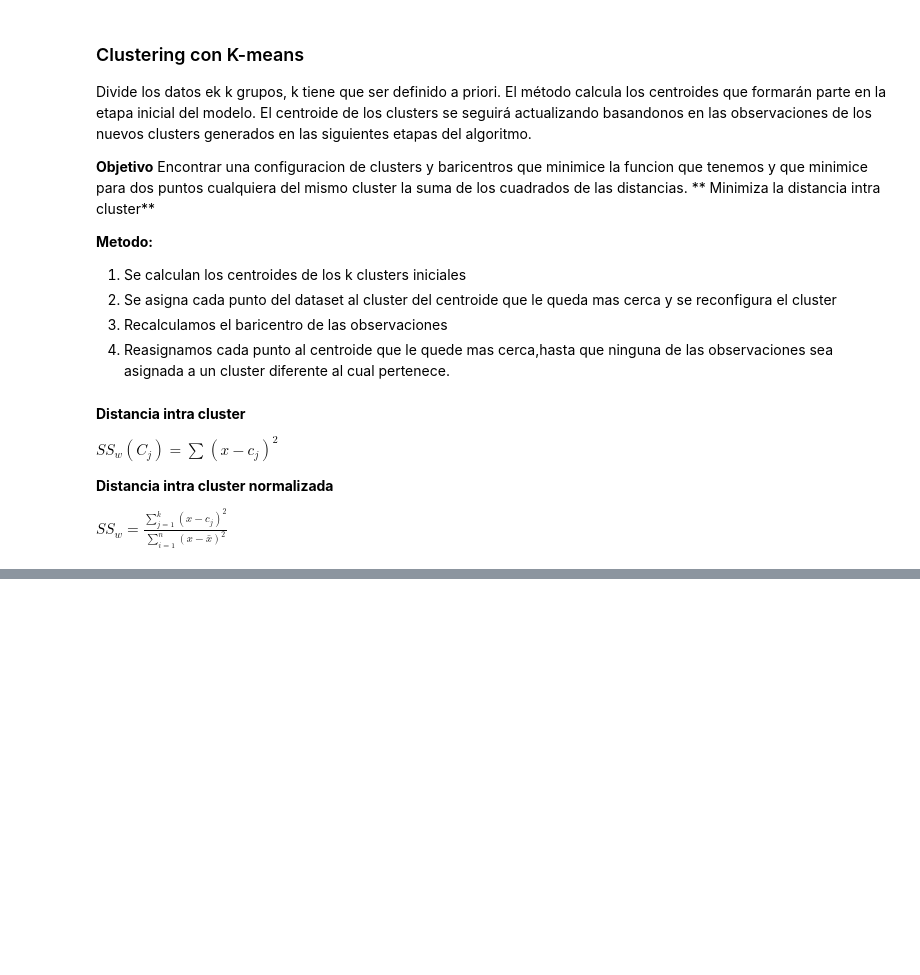
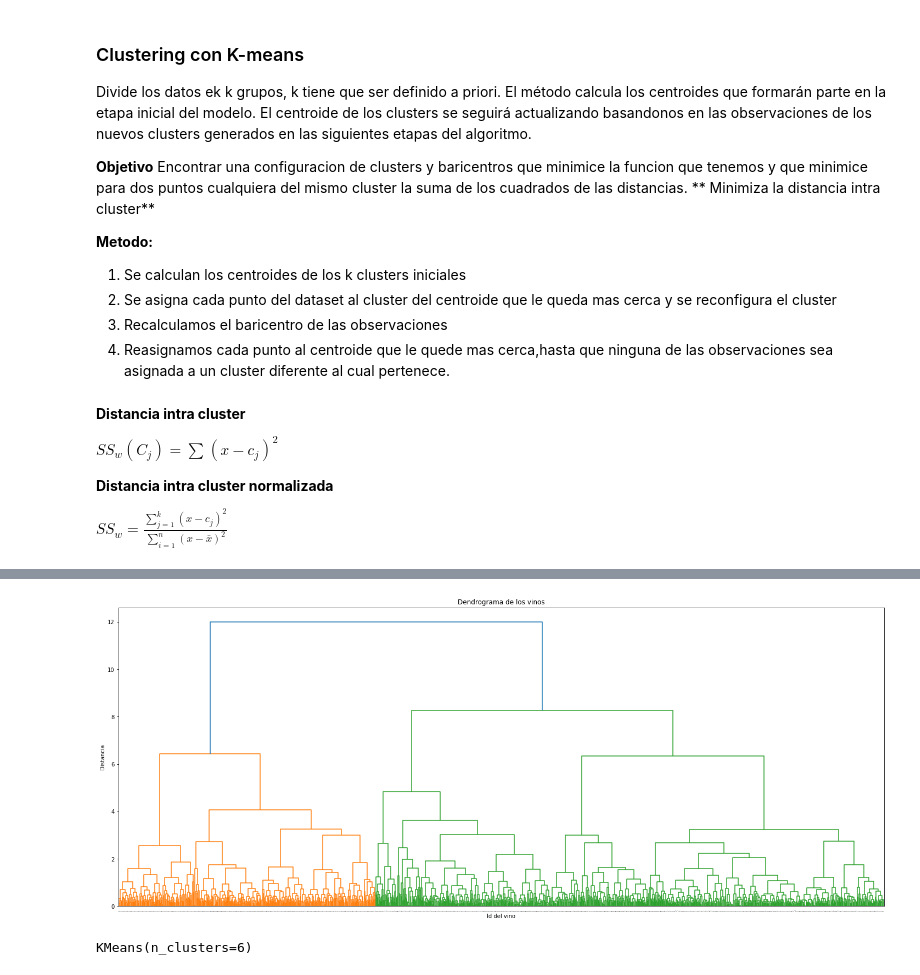
Before and after one commit to LinaTobon/ML_Couse_Udemy, a Jupyter notebook: Clustering/K-means.ipynb, the cells around one changed output, grey strips where cells are left out. Saved outputs shown, nothing was run; the diff lists cells and outputs as text; code cells hidden in the pictures; blank space fills up the shorter version.

```diff
--- a/Clustering/K-means.ipynb
+++ b/Clustering/K-means.ipynb
@@ -27,0 +160,16 @@ $SS_{w} = \frac{\sum_{j=1}^{k}(x-c_{j})^{2}}{\sum_{i=1}^{n}(x-\bar{x})^{2} }$
+# %%
+Z = linkage(df_norm,"ward")
+# %%
+plt.figure(figsize=(25,10))
+plt.title("Dendrograma de los vinos")
+plt.xlabel("Id del vino")
+plt.ylabel("Distancia")
+dendrogram(Z,leaf_rotation=90.,leaf_font_size=0.)
+plt.show()
+# %% [output]
+[figure, added]
+# %%
+model = KMeans(n_clusters = 6)
+model.fit(df_norm)
+# %% [output]
+KMeans(n_clusters=6)
```
Also changed, not shown: parts of 28 cells of this notebook.
